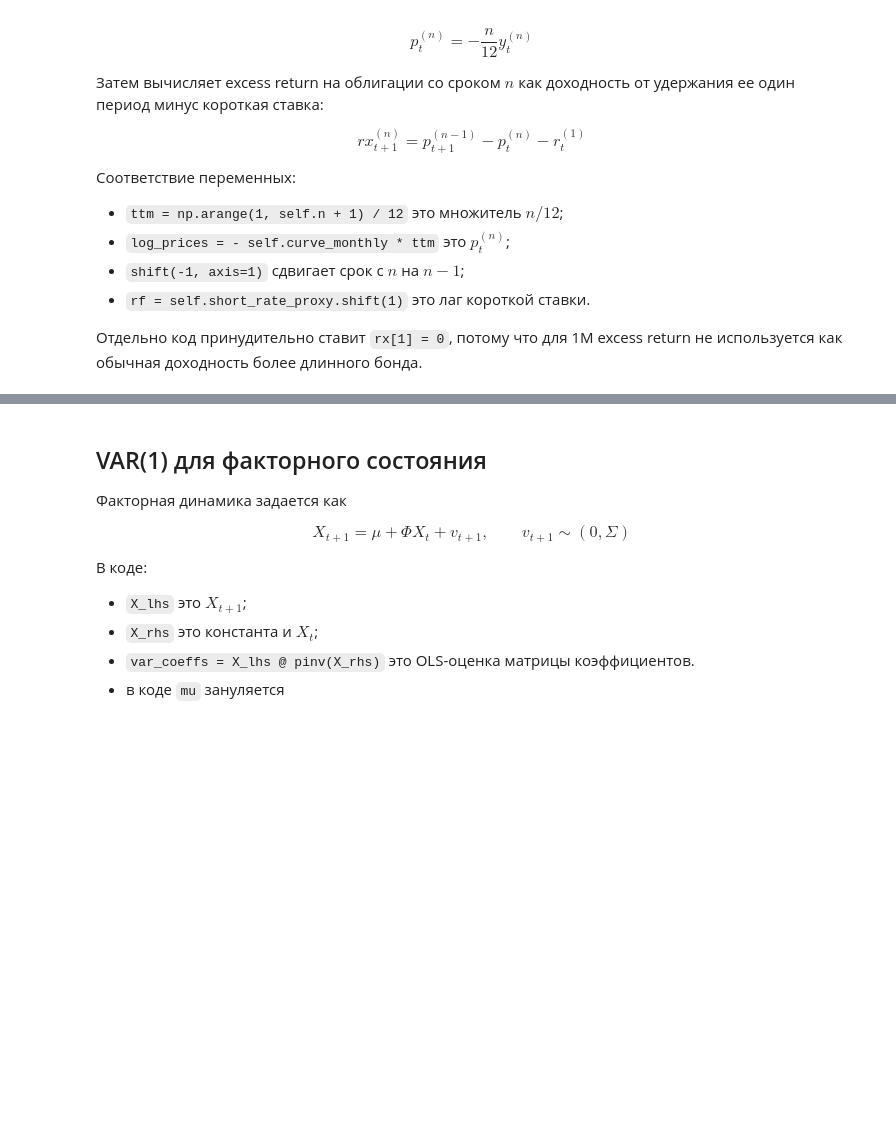
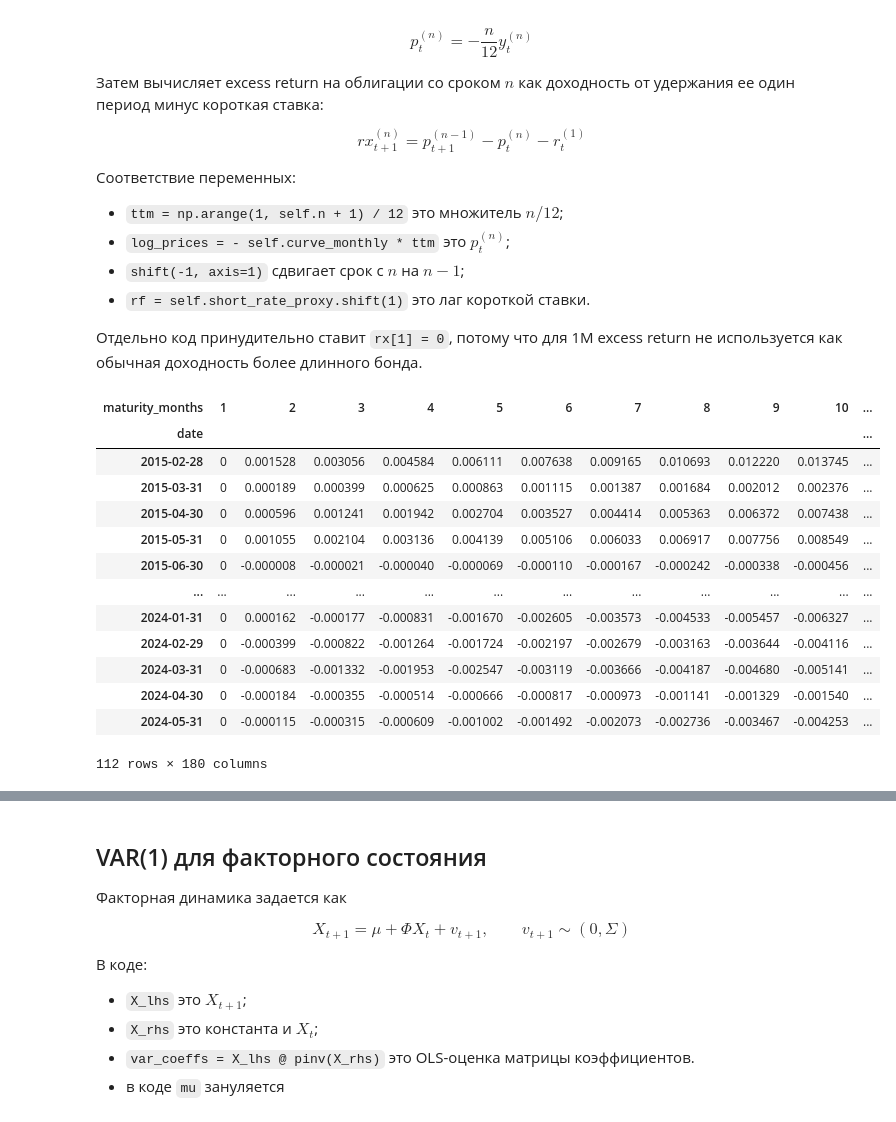
Before and after one commit to Codebuller/term_premium, a Jupyter notebook: math.ipynb, the cells around one changed output, grey strips where cells are left out. Cells and saved outputs as stored; diff of their text form; code cells hidden in the pictures; blank space fills up the shorter version.

```diff
--- a/math.ipynb
+++ b/math.ipynb
@@ -209,16 +235,31 @@ $$
 Отдельно код принудительно ставит `rx[1] = 0`, потому что для 1M excess return не используется как обычная доходность более длинного бонда.
 # %%
 n = yield_curve.shape[1]
-t_m = yield_curve.shape[0] - 1
-t_d = yield_curve.shape[0]
+t_m = yield_curve.shape[0]
 ttm = np.arange(1, n + 1) / 12
 log_prices = - yield_curve * ttm
 rf = short_rate.shift(1)
 rx = (log_prices - log_prices.shift(1, axis=0).shift(-1, axis=1)).subtract(rf, axis=0)
 rx = rx.shift(1, axis=1)
 
 rx = rx.dropna(how='all', axis=0)
 rx[1] = 0
+rx
+# %% [output]
+| maturity_months | 1 | 2 | 3 | 4 | 5 | 6 | 7 | 8 | 9 | 10 | ... |
+| date |  |  |  |  |  |  |  |  |  |  | ... |
+| 2015-02-28 | 0 | 0.001528 | 0.003056 | 0.004584 | 0.006111 | 0.007638 | 0.009165 | 0.010693 | 0.012220 | 0.013745 | ... |
+| 2015-03-31 | 0 | 0.000189 | 0.000399 | 0.000625 | 0.000863 | 0.001115 | 0.001387 | 0.001684 | 0.002012 | 0.002376 | ... |
+| 2015-04-30 | 0 | 0.000596 | 0.001241 | 0.001942 | 0.002704 | 0.003527 | 0.004414 | 0.005363 | 0.006372 | 0.007438 | ... |
+| 2015-05-31 | 0 | 0.001055 | 0.002104 | 0.003136 | 0.004139 | 0.005106 | 0.006033 | 0.006917 | 0.007756 | 0.008549 | ... |
+| 2015-06-30 | 0 | -0.000008 | -0.000021 | -0.000040 | -0.000069 | -0.000110 | -0.000167 | -0.000242 | -0.000338 | -0.000456 | ... |
+| ... | ... | ... | ... | ... | ... | ... | ... | ... | ... | ... | ... |
+| 2024-01-31 | 0 | 0.000162 | -0.000177 | -0.000831 | -0.001670 | -0.002605 | -0.003573 | -0.004533 | -0.005457 | -0.006327 | ... |
+| 2024-02-29 | 0 | -0.000399 | -0.000822 | -0.001264 | -0.001724 | -0.002197 | -0.002679 | -0.003163 | -0.003644 | -0.004116 | ... |
+| 2024-03-31 | 0 | -0.000683 | -0.001332 | -0.001953 | -0.002547 | -0.003119 | -0.003666 | -0.004187 | -0.004680 | -0.005141 | ... |
+| 2024-04-30 | 0 | -0.000184 | -0.000355 | -0.000514 | -0.000666 | -0.000817 | -0.000973 | -0.001141 | -0.001329 | -0.001540 | ... |
+| 2024-05-31 | 0 | -0.000115 | -0.000315 | -0.000609 | -0.001002 | -0.001492 | -0.002073 | -0.002736 | -0.003467 | -0.004253 | ... |
+112 rows × 180 columns
 # %%
 fig, ax = plt.subplots(figsize=(10, 4))
 
```
Also changed, not shown: parts of 17 cells of this notebook, 14 other files.
